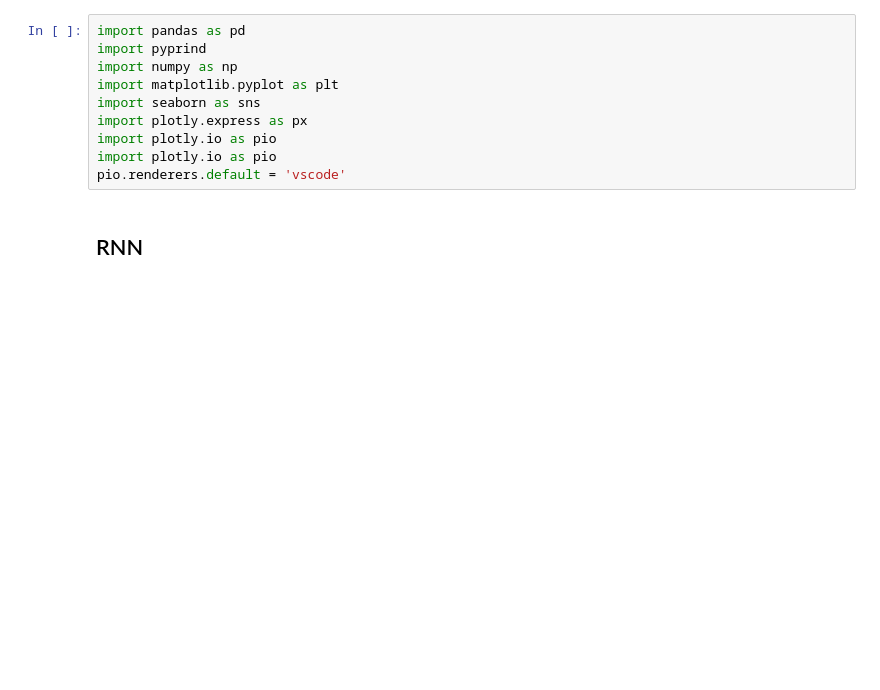
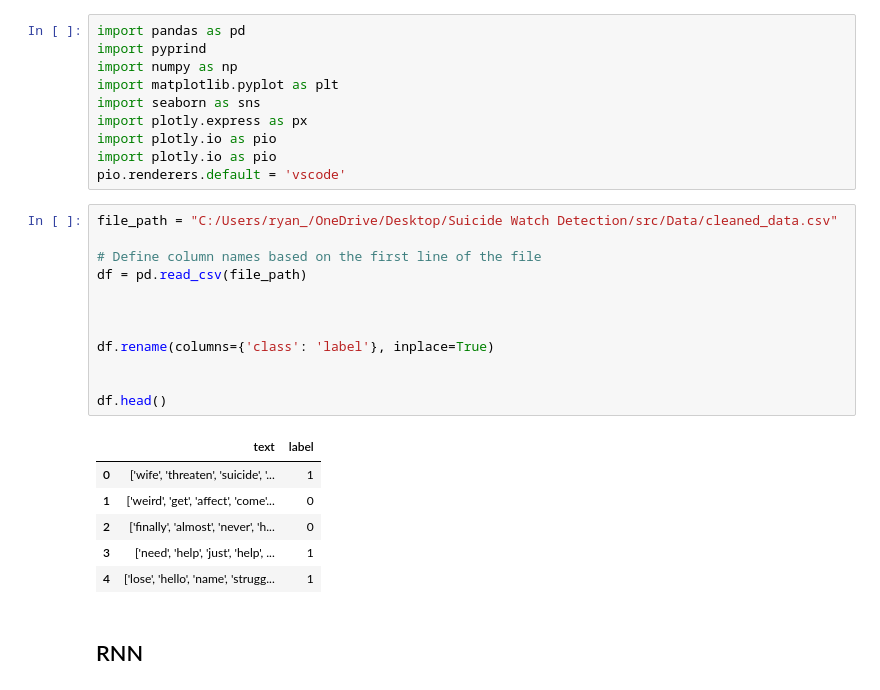
Before and after one commit to RReed637/Suicide-Risk, a Jupyter notebook: Notebook/SuicideWatchRNN.ipynb, the cells around one changed output. Drawn from its saved outputs; the diff is of its cells as text; blank space fills up the shorter version.

```diff
--- a/Notebook/SuicideWatchRNN.ipynb
+++ b/Notebook/SuicideWatchRNN.ipynb
@@ -8,6 +8,25 @@ import plotly.express as px
 import plotly.io as pio
 import plotly.io as pio
 pio.renderers.default = 'vscode'
+# %%
+file_path = "C:/Users/ryan_/OneDrive/Desktop/Suicide Watch Detection/src/Data/cleaned_data.csv"
+
+# Define column names based on the first line of the file
+df = pd.read_csv(file_path)
+
+
+
+df.rename(columns={'class': 'label'}, inplace=True)
+
+
+df.head()
+# %% [output]
+|  | text | label |
+| 0 | ['wife', 'threaten', 'suicide', '... | 1 |
+| 1 | ['weird', 'get', 'affect', 'come'... | 0 |
+| 2 | ['finally', 'almost', 'never', 'h... | 0 |
+| 3 | ['need', 'help', 'just', 'help', ... | 1 |
+| 4 | ['lose', 'hello', 'name', 'strugg... | 1 |
 # %% [markdown]
 ## RNN
 # %% [markdown]
```
Also changed, not shown: parts of 16 cells of this notebook.
